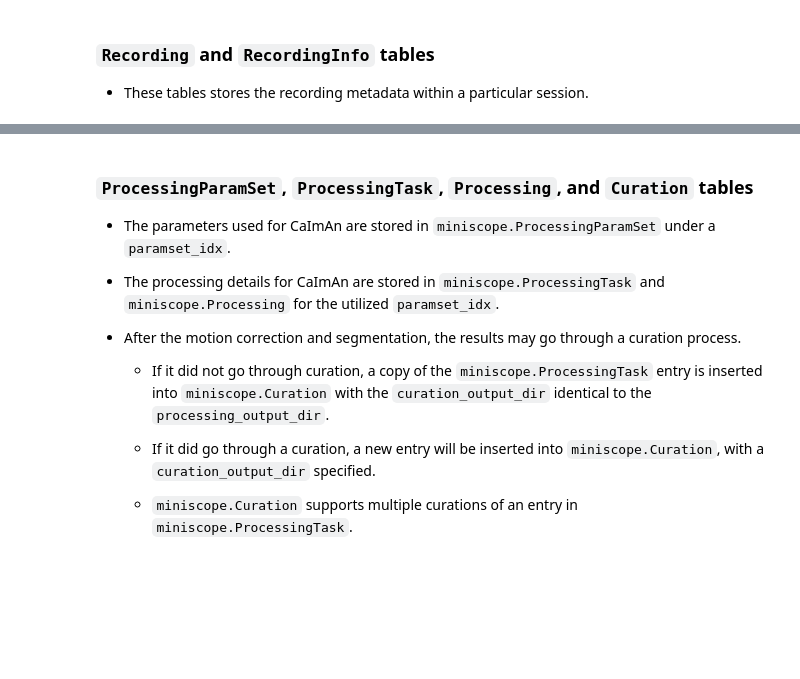
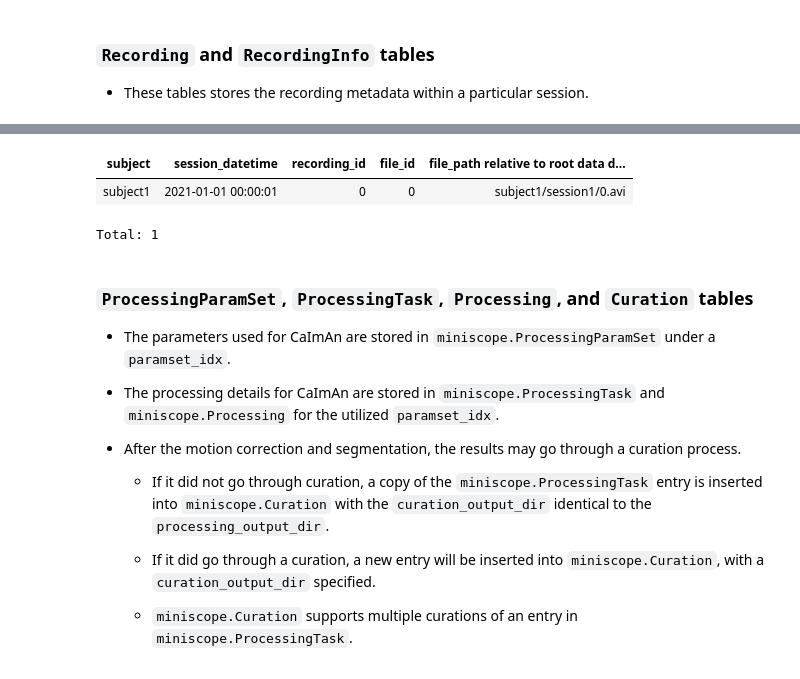
Before and after one commit to datajoint/workflow-miniscope, a Jupyter notebook: notebooks/05-explore.ipynb, the cells around one changed output, grey strips where cells are left out. Cells and saved outputs as stored; diff of their text form; code cells hidden in the pictures; blank space fills up the shorter version.

```diff
--- a/notebooks/05-explore.ipynb
+++ b/notebooks/05-explore.ipynb
@@ -54,5 +76,9 @@ miniscope.RecordingInfo & session_key
 # %%
-miniscope.RecordingInfo.Field & session_key
+miniscope.RecordingInfo.File & session_key
+# %% [output]
+| subject | session_datetime | recording_id | file_id | file_path relative to root data d... |
+| subject1 | 2021-01-01 00:00:01 | 0 | 0 | subject1/session1/0.avi |
+Total: 1
 # %% [markdown]
 ### `ProcessingParamSet`, `ProcessingTask`, `Processing`, and `Curation` tables
 
```
Also changed, not shown: parts of 19 cells of this notebook, 1 other file.
